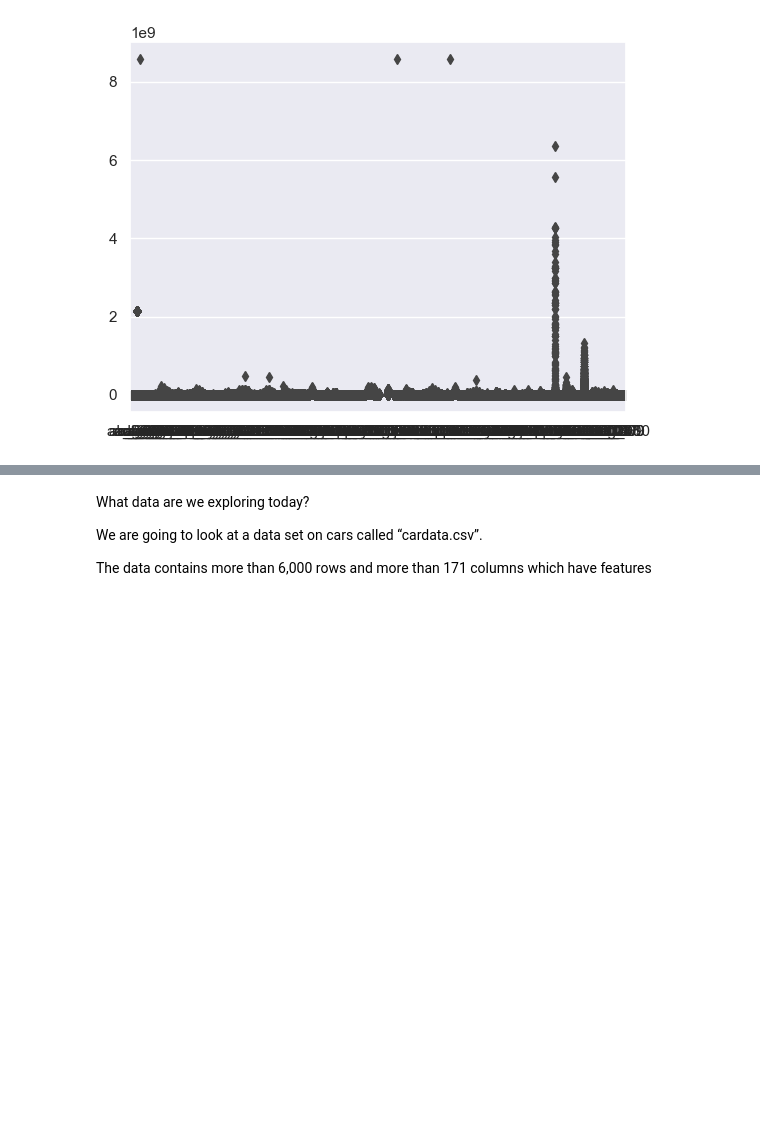
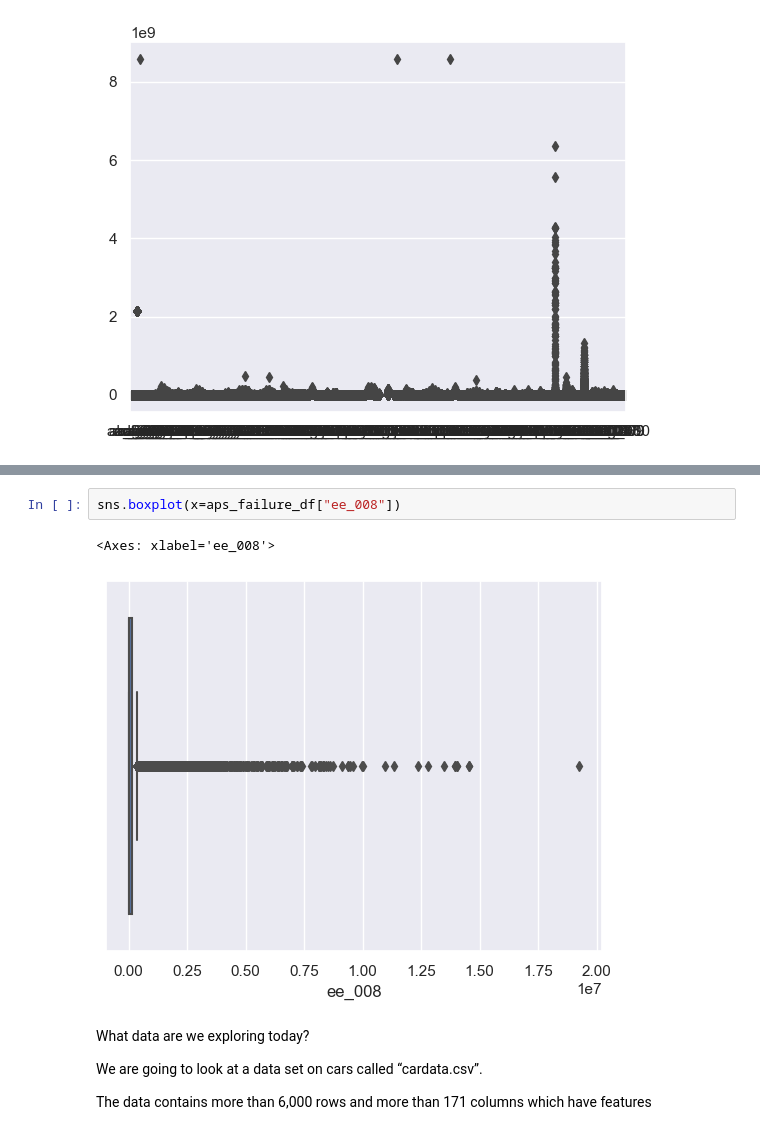
Before and after one commit to sba23416/SBA23416-Data_PreP_CA1, a Jupyter notebook: HodanMohamedAbdi_DataPrepHDip_CA1.ipynb, the cells around one changed output, grey strips where cells are left out. Saved outputs shown, nothing was run; the diff lists cells and outputs as text; blank space fills up the shorter version.

```diff
--- a/HodanMohamedAbdi_DataPrepHDip_CA1.ipynb
+++ b/HodanMohamedAbdi_DataPrepHDip_CA1.ipynb
@@ -247,3 +242,8 @@ sns.boxplot(x=aps_failure_df["ee_009"])
+# %%
+sns.boxplot(x=aps_failure_df["ee_008"])
+# %% [output]
+<Axes: xlabel='ee_008'>
+[figure, added]
 # %% [markdown]
 What data are we exploring today?
 
```
Also changed, not shown: parts of 35 cells of this notebook.
